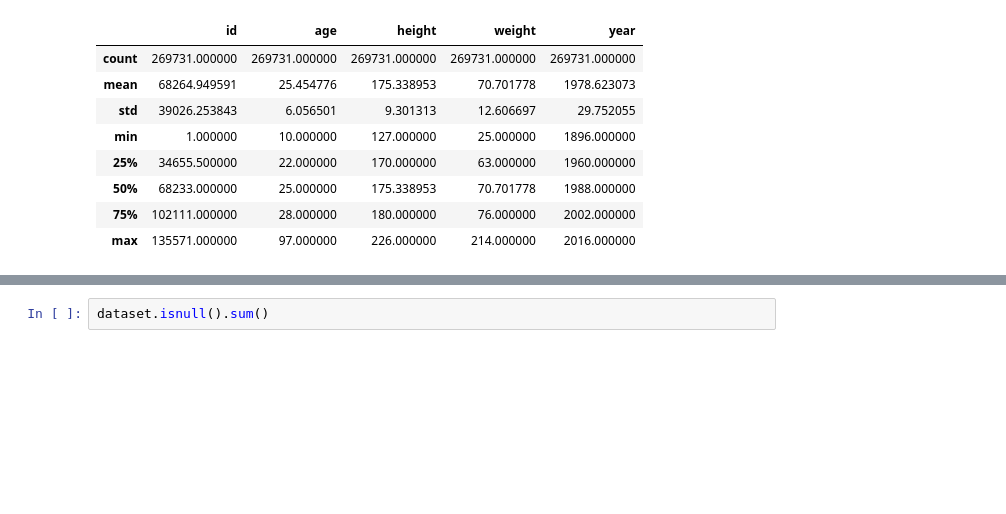
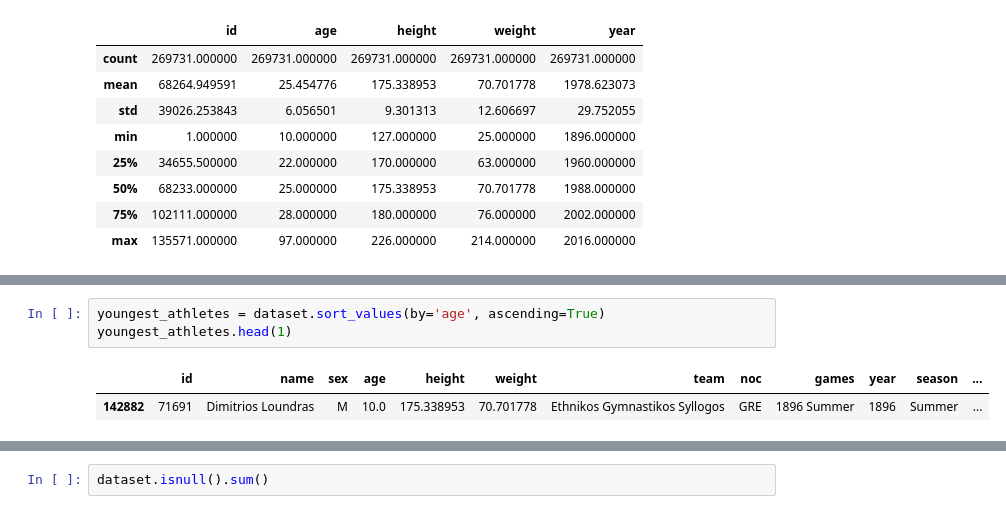
Before and after one commit to pars3c/olympics-analysis, a Jupyter notebook: Olympic Games Analysis.ipynb, the cells around one changed output, grey strips where cells are left out. Drawn from its saved outputs; the diff is of its cells as text; blank space fills up the shorter version.

Commit message:
youngest athlete to ever participate

```diff
--- a/Olympic Games Analysis.ipynb
+++ b/Olympic Games Analysis.ipynb
@@ -266,0 +291,6 @@ dataset.describe()
+# %%
+youngest_athletes = dataset.sort_values(by='age', ascending=True)
+youngest_athletes.head(1)
+# %% [output]
+|  | id | name | sex | age | height | weight | team | noc | games | year | season | ... |
+| 142882 | 71691 | Dimitrios Loundras | M | 10.0 | 175.338953 | 70.701778 | Ethnikos Gymnastikos Syllogos | GRE | 1896 Summer | 1896 | Summer | ... |
```
Also changed, not shown: parts of 7 cells of this notebook, 1 other file.
